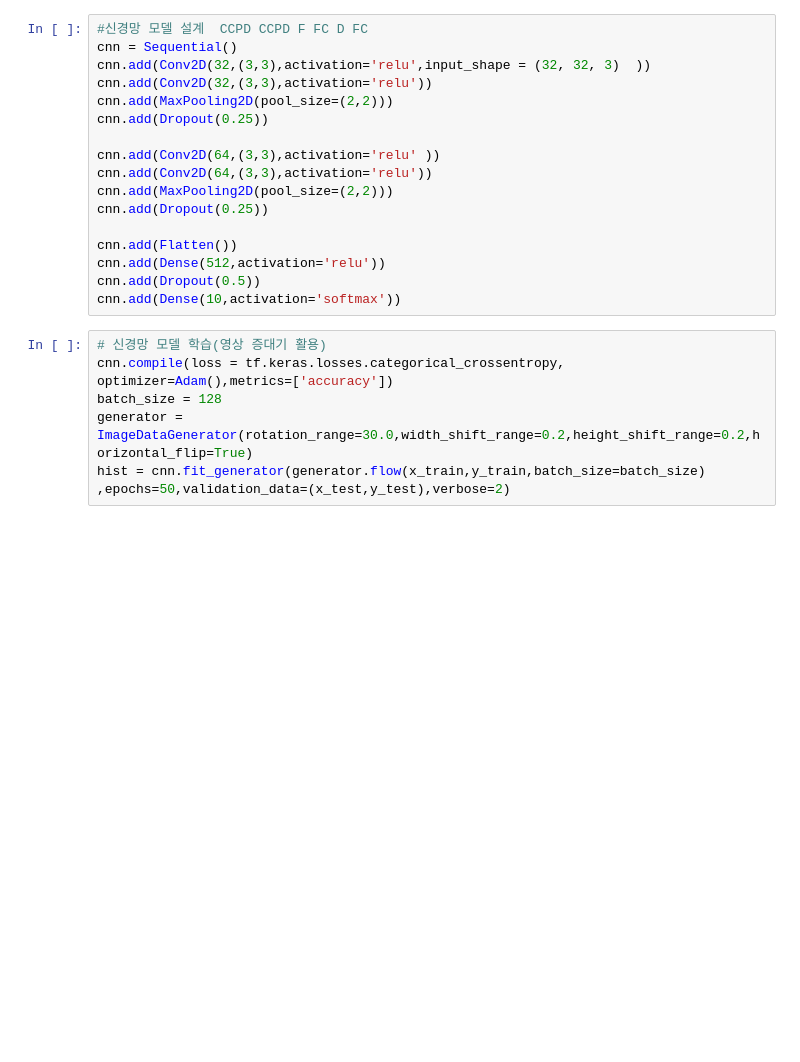
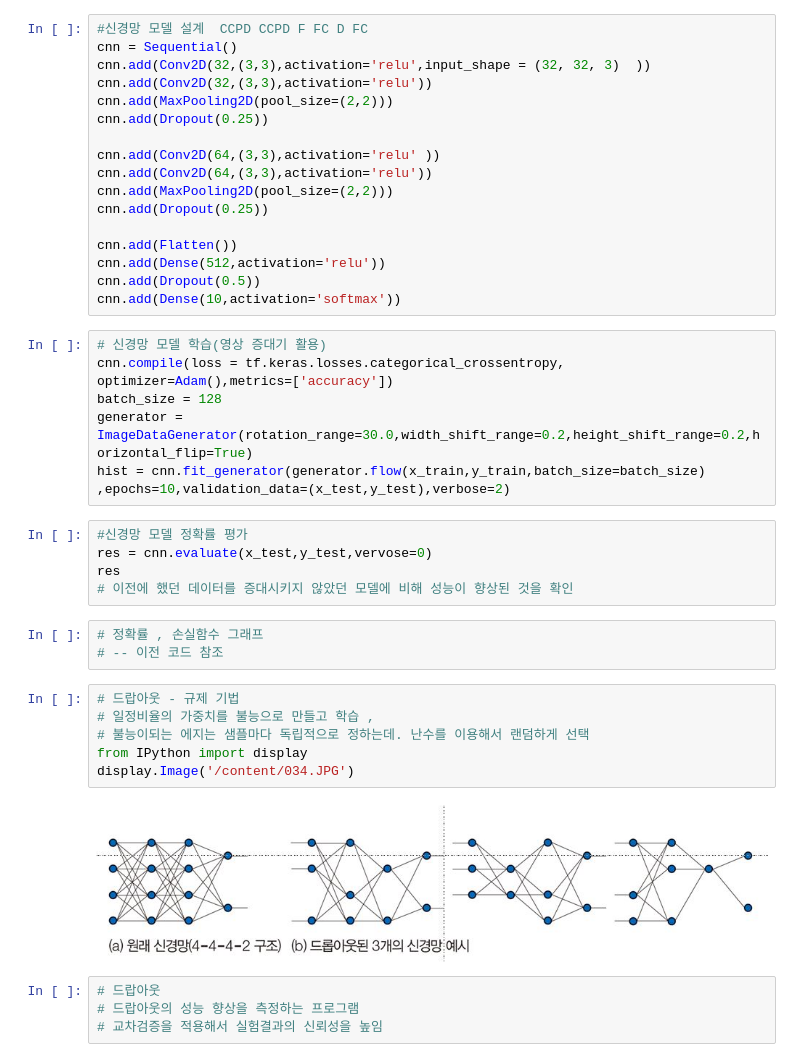
Before and after one commit to leekyuyoung4/ml0719, a Jupyter notebook: 0928.자연영상인식/자연영상인식II_모델_재사용.ipynb, the cells around one changed output. Saved outputs shown, nothing was run; the diff lists cells and outputs as text; blank space fills up the shorter version.

```diff
--- a/0928.자연영상인식/자연영상인식II_모델_재사용.ipynb
+++ b/0928.자연영상인식/자연영상인식II_모델_재사용.ipynb
@@ -284,4 +288,24 @@ cnn.compile(loss = tf.keras.losses.categorical_crossentropy, optimizer=Adam(),me
 batch_size = 128
 generator = ImageDataGenerator(rotation_range=30.0,width_shift_range=0.2,height_shift_range=0.2,horizontal_flip=True)
 hist = cnn.fit_generator(generator.flow(x_train,y_train,batch_size=batch_size)
-,epochs=50,validation_data=(x_test,y_test),verbose=2)
+,epochs=10,validation_data=(x_test,y_test),verbose=2)
+# %%
+#신경망 모델 정확률 평가
+res = cnn.evaluate(x_test,y_test,vervose=0)
+res
+# 이전에 했던 데이터를 증대시키지 않았던 모델에 비해 성능이 향상된 것을 확인
+# %%
+# 정확률 , 손실함수 그래프
+# -- 이전 코드 참조
+# %%
+# 드랍아웃 - 규제 기법
+# 일정비율의 가중치를 불능으로 만들고 학습 ,
+# 불능이되는 에지는 샘플마다 독립적으로 정하는데. 난수를 이용해서 랜덤하게 선택
+from IPython import display
+display.Image('/content/034.JPG')
+# %% [output]
+[figure, added]
+# %%
+# 드랍아웃
+# 드랍아웃의 성능 향상을 측정하는 프로그램
+# 교차검증을 적용해서 실험결과의 신뢰성을 높임
```
Also changed, not shown: parts of 10 cells of this notebook.
